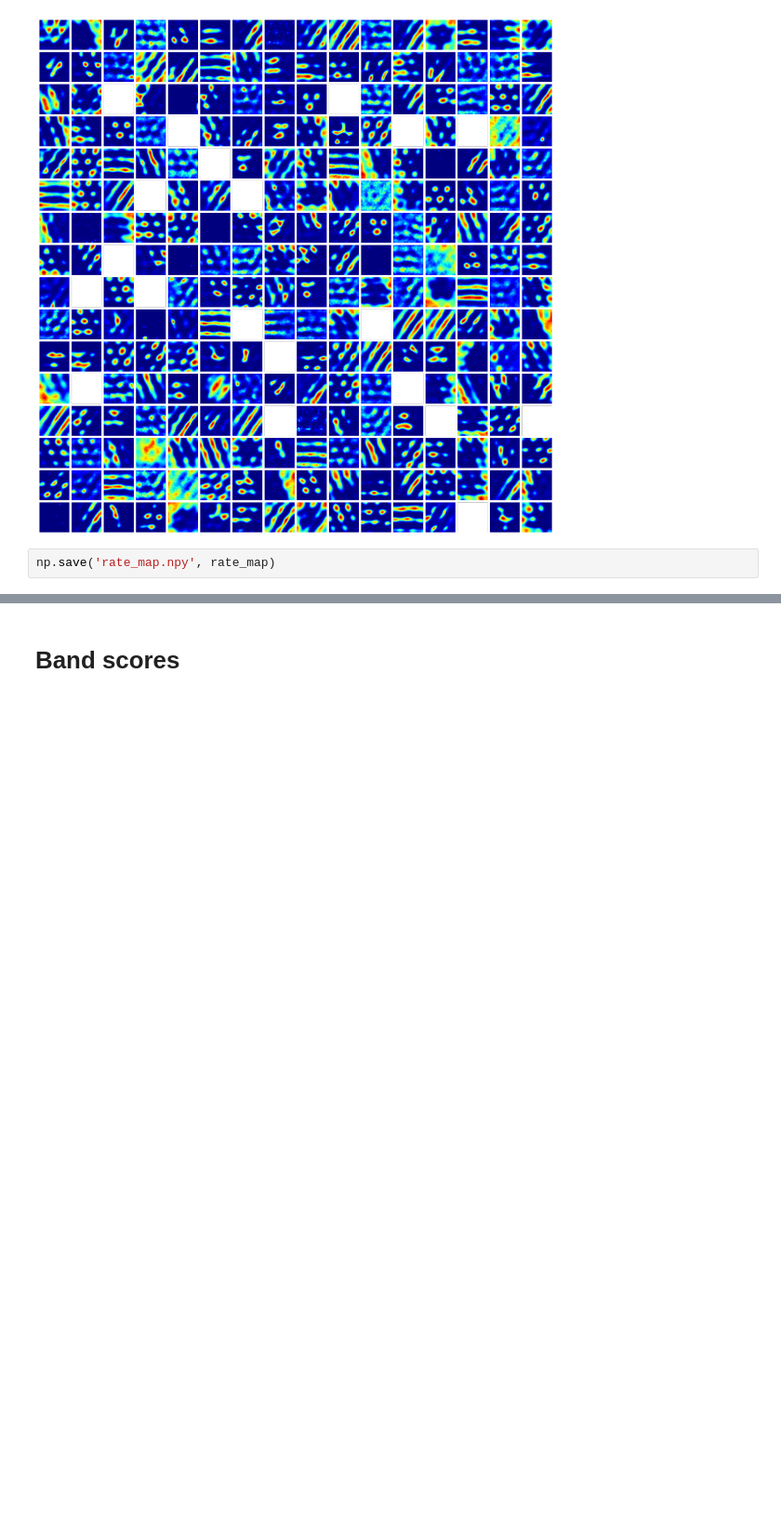
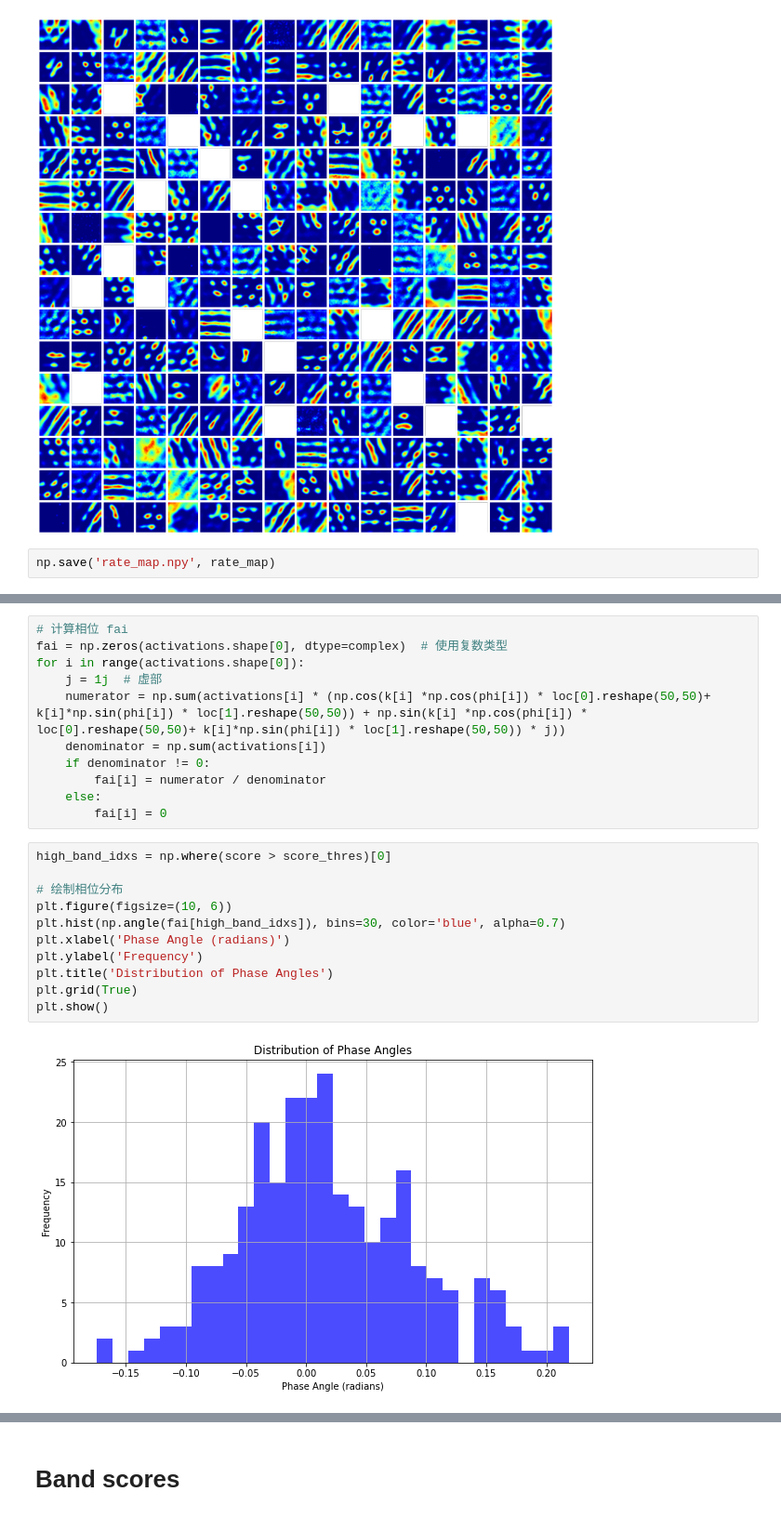
Before and after one commit to Coco233333/grid-pattern-formation, a Jupyter notebook: inspect_model.ipynb, the cells around one changed output, grey strips where cells are left out. Shown at 93% size. Saved outputs shown, nothing was run; the diff lists cells and outputs as text; blank space fills up the shorter version.

```diff
--- a/inspect_model.ipynb
+++ b/inspect_model.ipynb
@@ -242,0 +350,24 @@ np.save('rate_map.npy', rate_map)
+# %%
+# 计算相位 fai
+fai = np.zeros(activations.shape[0], dtype=complex)  # 使用复数类型
+for i in range(activations.shape[0]):
+    j = 1j  # 虚部
+    numerator = np.sum(activations[i] * (np.cos(k[i] *np.cos(phi[i]) * loc[0].reshape(50,50)+ k[i]*np.sin(phi[i]) * loc[1].reshape(50,50)) + np.sin(k[i] *np.cos(phi[i]) * loc[0].reshape(50,50)+ k[i]*np.sin(phi[i]) * loc[1].reshape(50,50)) * j))
+    denominator = np.sum(activations[i])
+    if denominator != 0:
+        fai[i] = numerator / denominator
+    else:
+        fai[i] = 0
+# %%
+high_band_idxs = np.where(score > score_thres)[0]
+
+# 绘制相位分布
+plt.figure(figsize=(10, 6))
+plt.hist(np.angle(fai[high_band_idxs]), bins=30, color='blue', alpha=0.7)
+plt.xlabel('Phase Angle (radians)')
+plt.ylabel('Frequency')
+plt.title('Distribution of Phase Angles')
+plt.grid(True)
+plt.show()
+# %% [output]
+[figure, added]
```
Also changed, not shown: parts of 20 cells of this notebook.
